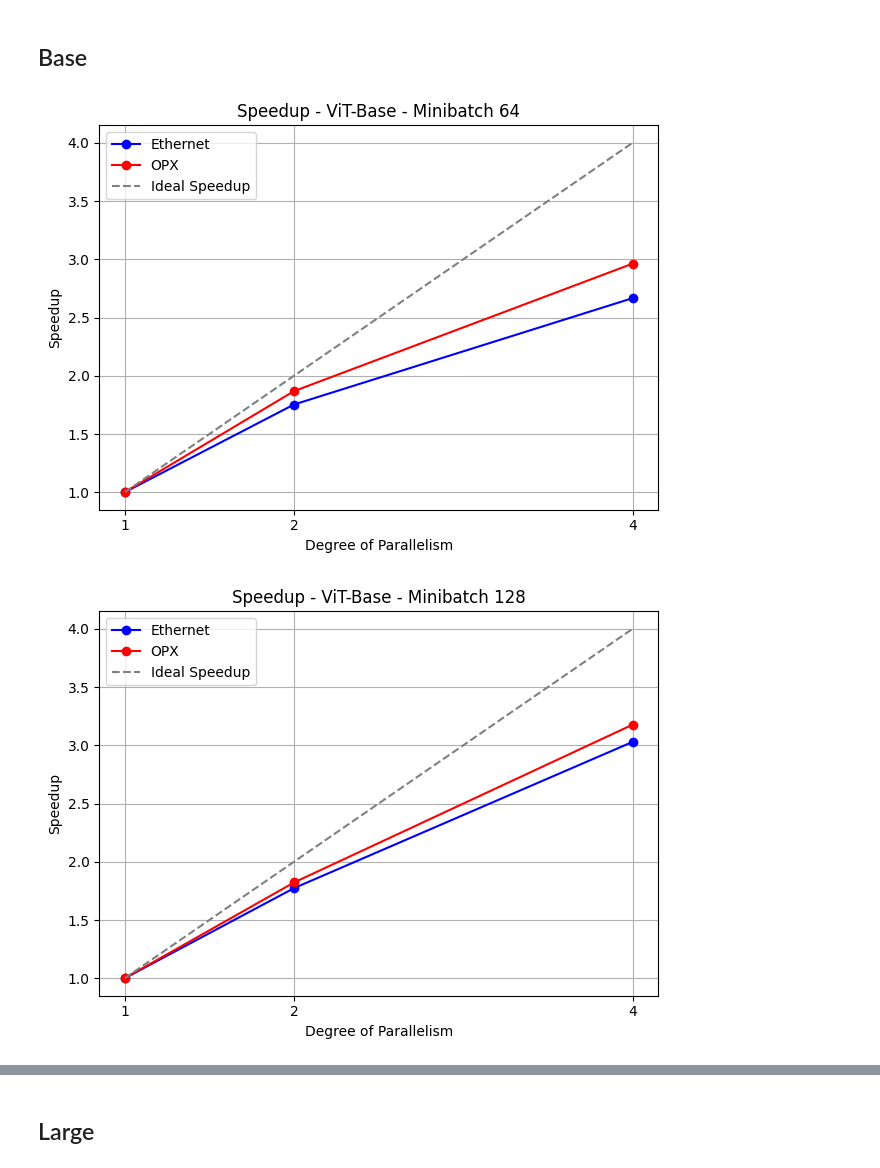
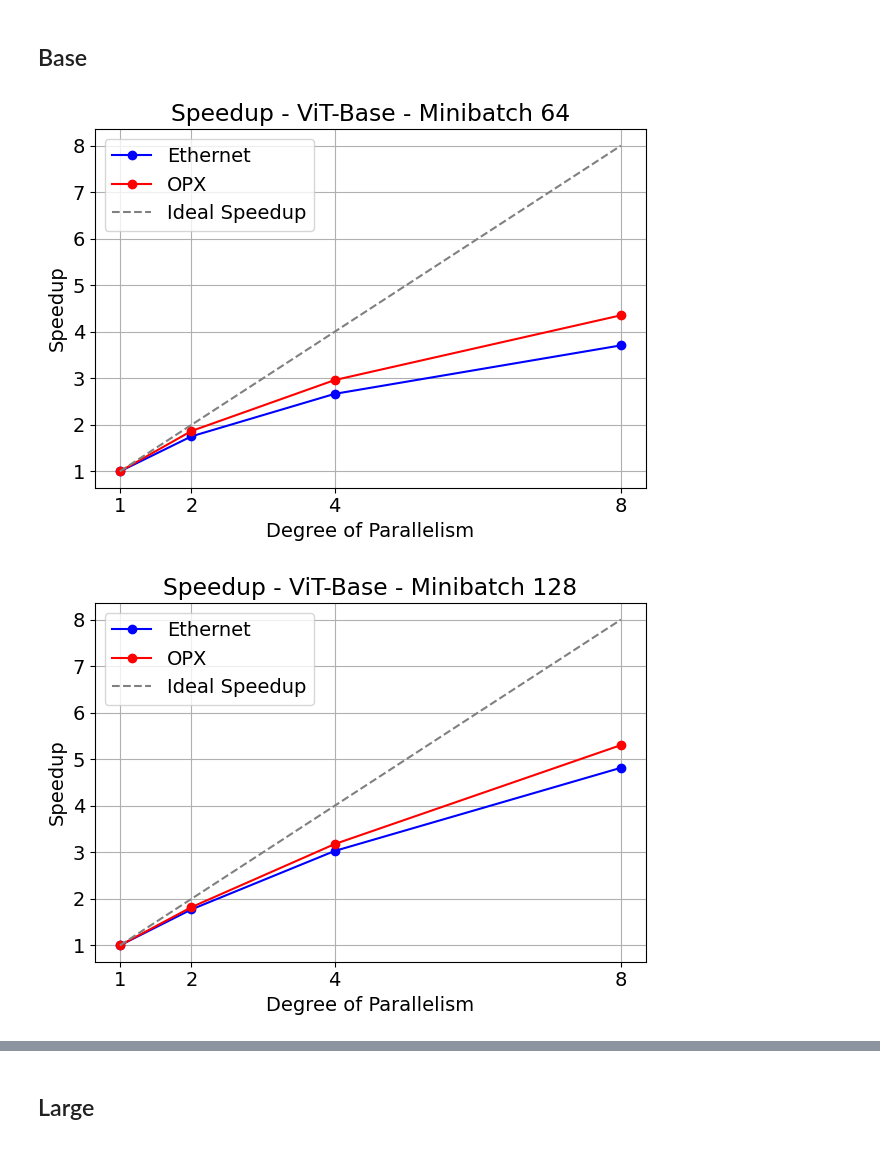
Before and after one commit to JacopoRaffi/Master_Thesis, a Jupyter notebook: analysis/ddp.ipynb, the cells around one changed output, grey strips where cells are left out. Saved outputs shown, nothing was run; the diff lists cells and outputs as text; code cells hidden in the pictures.

Commit message:
add 8 worker speedup

```diff
--- a/analysis/ddp.ipynb
+++ b/analysis/ddp.ipynb
@@ -4,6 +4,8 @@ import matplotlib.pyplot as plt
 import numpy as np
 
 from plot_utils import *
+# %%
+plt.rcParams['font.size'] = 14
 # %% [markdown]
 ## PLOT DA FARE:
 1. Metti a confronto per ogni modello le curve di speedup così da fare vedere l'impatto del miniatch;
@@ -22,18 +24,22 @@ from plot_utils import *
 ddp_1_b_64_eth1 = pd.read_csv("../log/synch_ddp/rank_0_synch_ddp_1_minibatch_64_vit-base-patch16-224-in21k_model_eth1.csv")
 ddp_2_b_64_eth1 = pd.read_csv("../log/synch_ddp/rank_0_synch_ddp_2_minibatch_64_vit-base-patch16-224-in21k_model_eth1.csv")
 ddp_4_b_64_eth1 = pd.read_csv("../log/synch_ddp/rank_0_synch_ddp_4_minibatch_64_vit-base-patch16-224-in21k_model_eth1.csv")
+ddp_8_b_64_eth1 = pd.read_csv("../log/synch_ddp/rank_0_synch_ddp_8_minibatch_64_vit-base-patch16-224-in21k_model_eth1.csv")
 
 ddp_1_b_64_ib0 = pd.read_csv("../log/synch_ddp/rank_0_synch_ddp_1_minibatch_64_vit-base-patch16-224-in21k_model_ib0.csv")
 ddp_2_b_64_ib0 = pd.read_csv("../log/synch_ddp/rank_0_synch_ddp_2_minibatch_64_vit-base-patch16-224-in21k_model_ib0.csv")
 ddp_4_b_64_ib0 = pd.read_csv("../log/synch_ddp/rank_0_synch_ddp_4_minibatch_64_vit-base-patch16-224-in21k_model_ib0.csv")
+ddp_8_b_64_ib0 = pd.read_csv("../log/synch_ddp/rank_0_synch_ddp_8_minibatch_64_vit-base-patch16-224-in21k_model_ib0.csv")
 
 ddp_1_b_64_eth1 = ddp_1_b_64_eth1[ddp_1_b_64_eth1['phase'] == 'train']
 ddp_2_b_64_eth1 = ddp_2_b_64_eth1[ddp_2_b_64_eth1['phase'] == 'train']
 ddp_4_b_64_eth1 = ddp_4_b_64_eth1[ddp_4_b_64_eth1['phase'] == 'train']
+ddp_8_b_64_eth1 = ddp_8_b_64_eth1[ddp_8_b_64_eth1['phase'] == 'train']
 
 ddp_1_b_64_ib0 = ddp_1_b_64_ib0[ddp_1_b_64_ib0['phase'] == 'train']
 ddp_2_b_64_ib0 = ddp_2_b_64_ib0[ddp_2_b_64_ib0['phase'] == 'train']
 ddp_4_b_64_ib0 = ddp_4_b_64_ib0[ddp_4_b_64_ib0['phase'] == 'train']
+ddp_8_b_64_ib0 = ddp_8_b_64_ib0[ddp_8_b_64_ib0['phase'] == 'train']
 # %%
 ddp_1_b_128_eth1 = pd.read_csv("../log/synch_ddp/rank_0_synch_ddp_1_minibatch_128_vit-base-patch16-224-in21k_model_eth1.csv")
 ddp_2_b_128_eth1 = pd.read_csv("../log/synch_ddp/rank_0_synch_ddp_2_minibatch_128_vit-base-patch16-224-in21k_model_eth1.csv")
@@ -69,13 +83,13 @@ ddp_4_b_256_eth1 = ddp_4_b_256_eth1[ddp_4_b_256_eth1['phase'] == 'train']
 # %%
-plot_speedup([ddp_1_b_64_eth1, ddp_2_b_64_eth1, ddp_4_b_64_eth1], "Speedup - ViT-Base - Minibatch 64", "Ethernet", color='blue', plot_ideal=False)
-plot_speedup([ddp_1_b_64_eth1, ddp_2_b_64_ib0, ddp_4_b_64_ib0], "Speedup - ViT-Base - Minibatch 64", "OPX", color='red', plot_ideal=True)
+plot_speedup([ddp_1_b_64_eth1, ddp_2_b_64_eth1, ddp_4_b_64_eth1, ddp_8_b_64_eth1], "Speedup - ViT-Base - Minibatch 64", "Ethernet", color='blue', plot_ideal=False)
+plot_speedup([ddp_1_b_64_eth1, ddp_2_b_64_ib0, ddp_4_b_64_ib0, ddp_8_b_64_ib0], "Speedup - ViT-Base - Minibatch 64", "OPX", color='red', plot_ideal=True)
 plt.tight_layout()
 # %% [output]
-[figure, old version]
+[figure, new version]
 # %%
-plot_speedup([ddp_1_b_128_eth1, ddp_2_b_128_eth1, ddp_4_b_128_eth1], "Speedup - ViT-Base - Minibatch 128", "Ethernet", color='blue', plot_ideal=False)
-plot_speedup([ddp_1_b_128_eth1, ddp_2_b_128_ib0, ddp_4_b_128_ib0], "Speedup - ViT-Base - Minibatch 128", "OPX", color='red', plot_ideal=True)
+plot_speedup([ddp_1_b_128_eth1, ddp_2_b_128_eth1, ddp_4_b_128_eth1, ddp_8_b_128_eth1], "Speedup - ViT-Base - Minibatch 128", "Ethernet", color='blue', plot_ideal=False)
+plot_speedup([ddp_1_b_128_eth1, ddp_2_b_128_ib0, ddp_4_b_128_ib0, ddp_8_b_128_ib0], "Speedup - ViT-Base - Minibatch 128", "OPX", color='red', plot_ideal=True)
 plt.tight_layout()
 # %% [output]
-[figure, old version]
+[figure, new version]
 # %%
```
Also changed, not shown: parts of 16 cells of this notebook.
